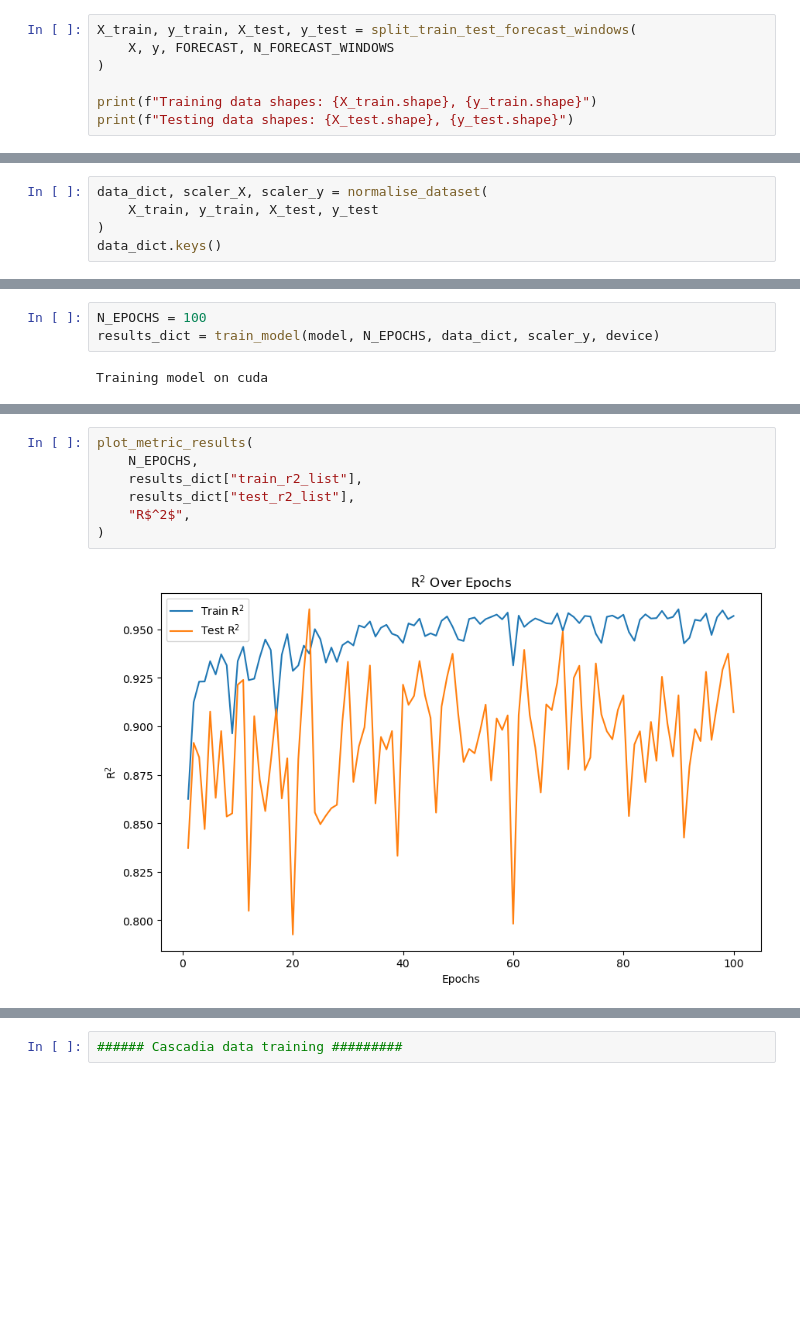
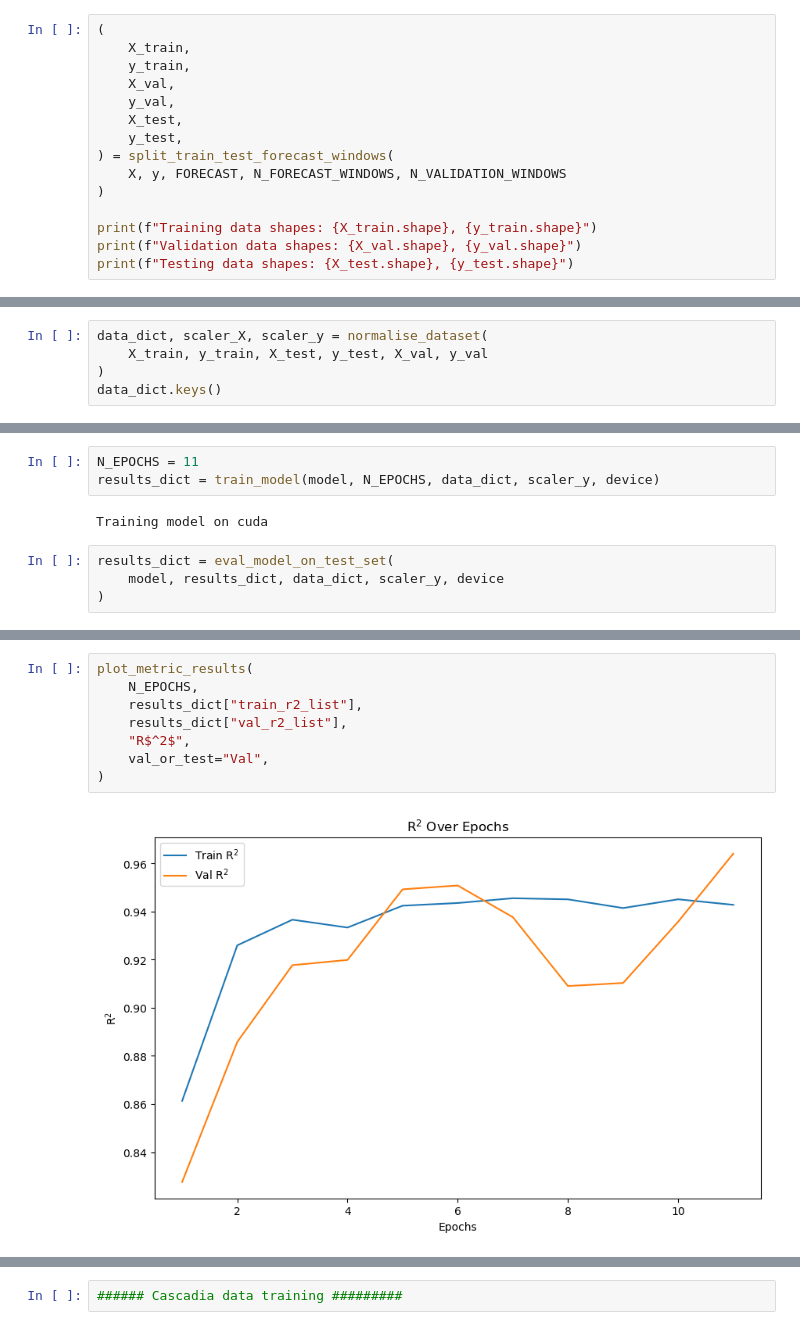
Before and after one commit to ai4er-cdt/earthquake-predictability, a Jupyter notebook: notebooks/PN341 008 - Sim2Cascadia LSTM - Finetuning.ipynb, the cells around one changed output, grey strips where cells are left out. Cells and saved outputs as stored; diff of their text form; blank space fills up the shorter version.

```diff
--- a/notebooks/PN341 008 - Sim2Cascadia LSTM - Finetuning.ipynb
+++ b/notebooks/PN341 008 - Sim2Cascadia LSTM - Finetuning.ipynb
@@ -249,8 +234,16 @@ X and y shapes: torch.Size([9672, 300]), torch.Size([9672, 30])
 # %%
-X_train, y_train, X_test, y_test = split_train_test_forecast_windows(
-    X, y, FORECAST, N_FORECAST_WINDOWS
+(
+    X_train,
+    y_train,
+    X_val,
+    y_val,
+    X_test,
+    y_test,
+) = split_train_test_forecast_windows(
+    X, y, FORECAST, N_FORECAST_WINDOWS, N_VALIDATION_WINDOWS
 )
 
 print(f"Training data shapes: {X_train.shape}, {y_train.shape}")
+print(f"Validation data shapes: {X_val.shape}, {y_val.shape}")
 print(f"Testing data shapes: {X_test.shape}, {y_test.shape}")
 # %% [output]
@@ -259,6 +253,6 @@ Testing data shapes: torch.Size([450, 300]), torch.Size([450, 30])
 # %%
 data_dict, scaler_X, scaler_y = normalise_dataset(
-    X_train, y_train, X_test, y_test
+    X_train, y_train, X_test, y_test, X_val, y_val
 )
 data_dict.keys()
 # %% [output]
@@ -282,8 +276,12 @@ plt.show()
 # %%
-N_EPOCHS = 100
+N_EPOCHS = 11
 results_dict = train_model(model, N_EPOCHS, data_dict, scaler_y, device)
 # %% [output]
 Training model on cuda
+# %%
+results_dict = eval_model_on_test_set(
+    model, results_dict, data_dict, scaler_y, device
+)
 # %%
 plot_metric_results(
     N_EPOCHS,
@@ -296,12 +295,13 @@ plot_metric_results(
 # %%
 plot_metric_results(
     N_EPOCHS,
     results_dict["train_r2_list"],
-    results_dict["test_r2_list"],
+    results_dict["val_r2_list"],
     "R$^2$",
+    val_or_test="Val",
 )
 # %% [output]
-[figure, old version]
+[figure, new version]
 # %%
 TITLE = "Original Time Series and Model Predictions"
 X_LABEL = "Time (days)"
```
Also changed, not shown: parts of 83 cells of this notebook, 14 other files.
